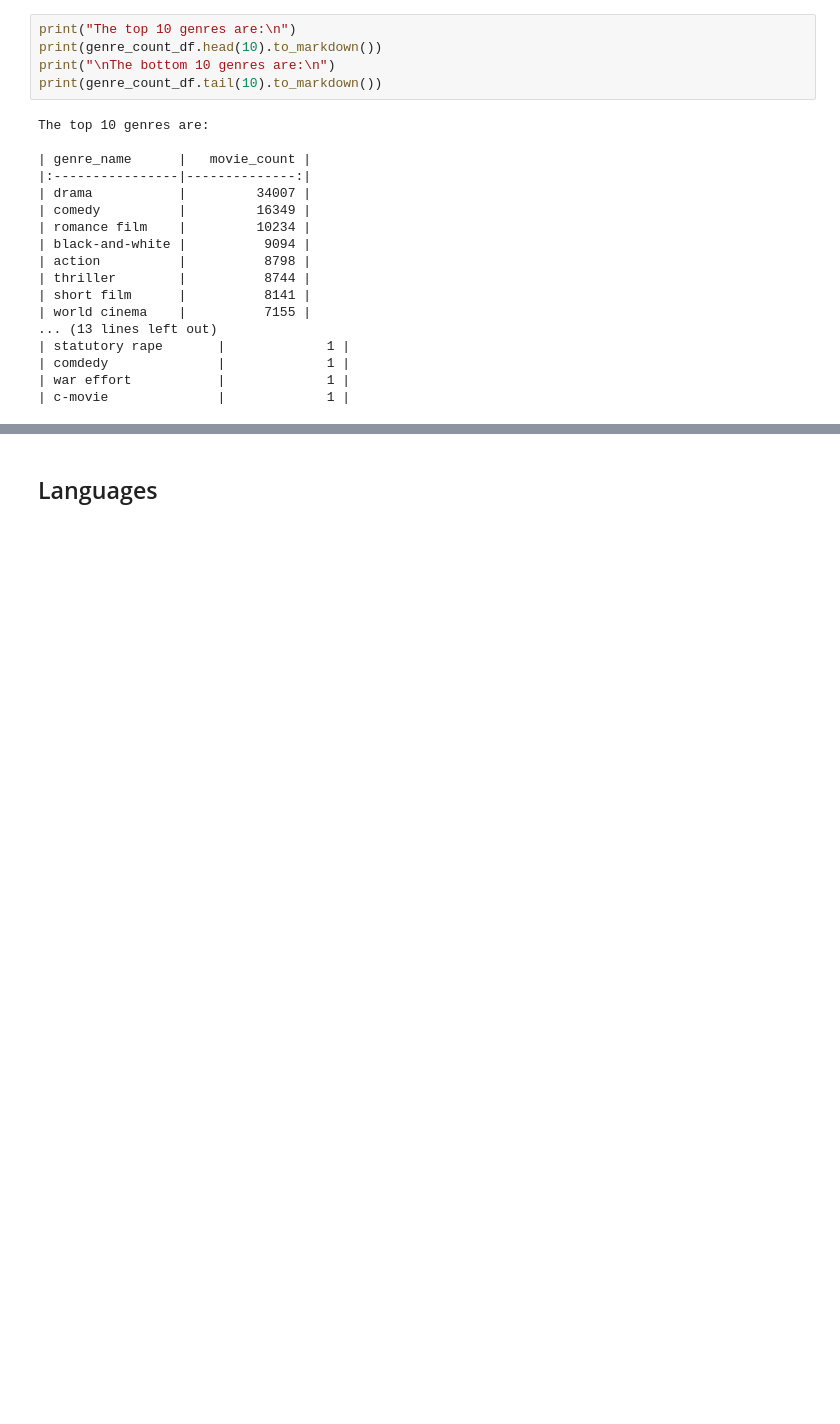
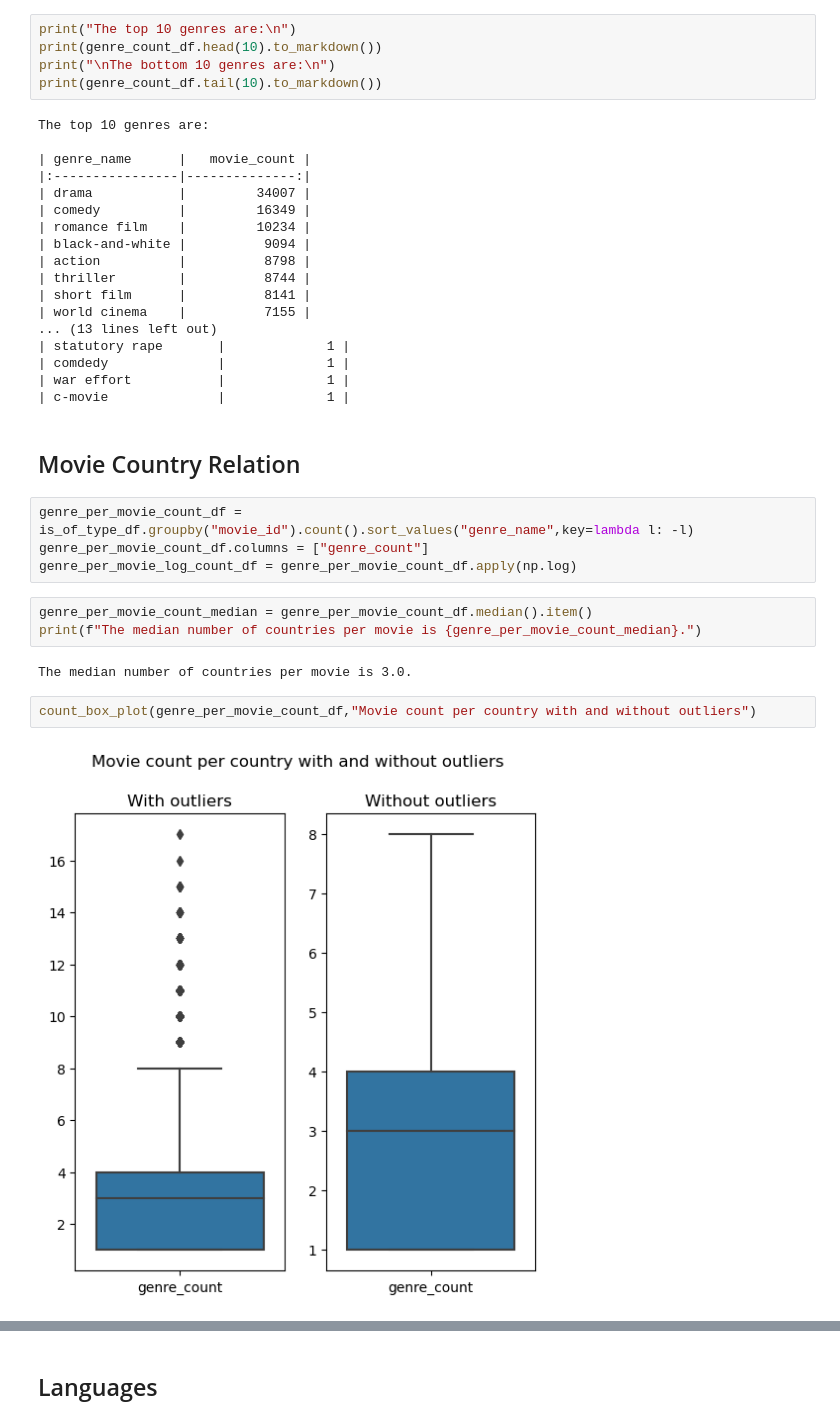
Before and after one commit to epfl-ada/ada-2022-project-zozoz, a Jupyter notebook: src/eda/data_inspection.ipynb, the cells around one changed output, grey strips where cells are left out. Cells and saved outputs as stored; diff of their text form; blank space fills up the shorter version.

```diff
--- a/src/eda/data_inspection.ipynb
+++ b/src/eda/data_inspection.ipynb
@@ -302,3 +345,18 @@ The top 10 genres are:
 | comdedy              |             1 |
 | war effort           |             1 |
 | c-movie              |             1 |
+# %% [markdown]
+## Movie Country Relation
+# %%
+genre_per_movie_count_df = is_of_type_df.groupby("movie_id").count().sort_values("genre_name",key=lambda l: -l)
+genre_per_movie_count_df.columns = ["genre_count"]
+genre_per_movie_log_count_df = genre_per_movie_count_df.apply(np.log)
+# %%
+genre_per_movie_count_median = genre_per_movie_count_df.median().item()
+print(f"The median number of countries per movie is {genre_per_movie_count_median}.")
+# %% [output]
+The median number of countries per movie is 3.0.
+# %%
+count_box_plot(genre_per_movie_count_df,"Movie count per country with and without outliers")
+# %% [output]
+[figure, added]
```
Also changed, not shown: parts of 27 cells of this notebook.
